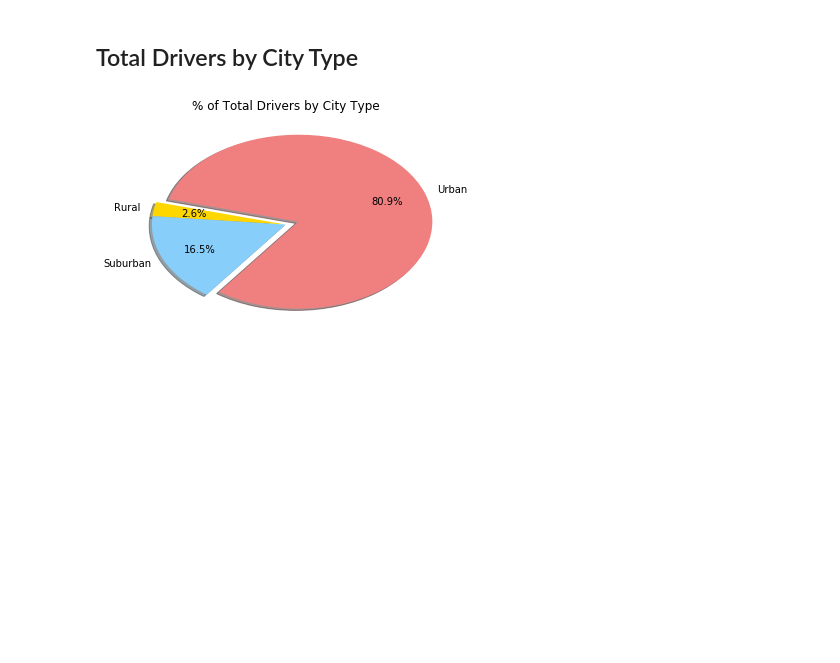
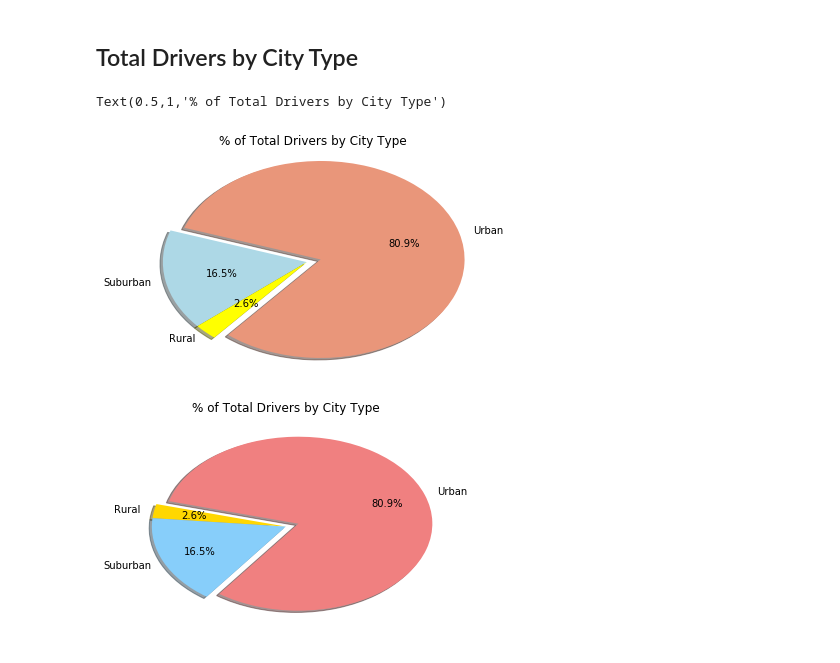
Before and after one commit to Amanser/Matplotlib, a Jupyter notebook: pyber_starter_homework.ipynb, the cells around one changed output. Saved outputs shown, nothing was run; the diff lists cells and outputs as text; code cells hidden in the pictures; blank space fills up the shorter version.

```diff
--- a/pyber_starter_homework.ipynb
+++ b/pyber_starter_homework.ipynb
@@ -239,3 +248,45 @@ plt.show()
+# %%
+# Calculate Driver Percents
+
+
+urban = urban.drop_duplicates(subset=['city'])
+urban_drivers = urban['driver_count'].sum()
+
+suburban = suburban.drop_duplicates(subset=['city'])
+suburban_drivers = suburban['driver_count'].sum()
+
+rural = rural.drop_duplicates(subset=['city'])
+rural_drivers = rural['driver_count'].sum()
+
+
+total_drivers = urban_drivers + suburban_drivers + rural_drivers
+
+
+# Find percentages for each city type
+urban_driver_percent = (urban_drivers / total_drivers) * 100
+suburban_driver_percent = (suburban_drivers / total_drivers) * 100
+rural_driver_percent = (rural_drivers / total_drivers) * 100
+
+
+
+
+# Build Pie Charts
+# City Labels, Explode, and Colors defined in previous pie chart code
+
+total_drivers = [urban_driver_percent, suburban_driver_percent, rural_driver_percent]
+
+
+plt.pie(total_drivers, labels=citylabels, colors=colors, explode=explode,
+        autopct="%1.1f%%", shadow=True, startangle=230)
+
+plt.axis("auto")
+
+plt.title("% of Total Drivers by City Type")
+
+# Save Figure
+# %% [output]
+Text(0.5,1,'% of Total Drivers by City Type')
+[figure, added]
 # %%
 # Show Figure
 plt.show()
```
Also changed, not shown: parts of 4 cells of this notebook.
